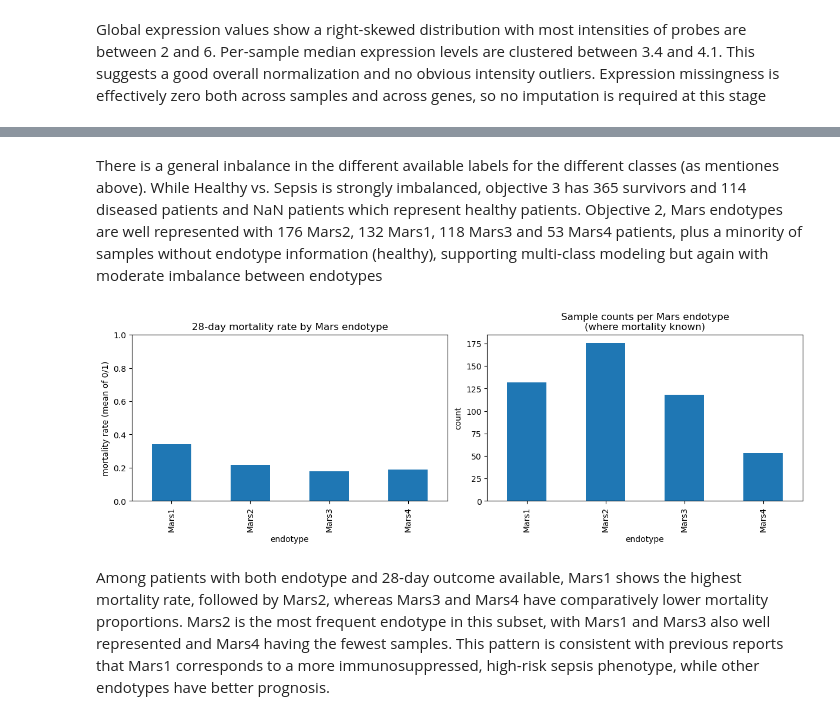
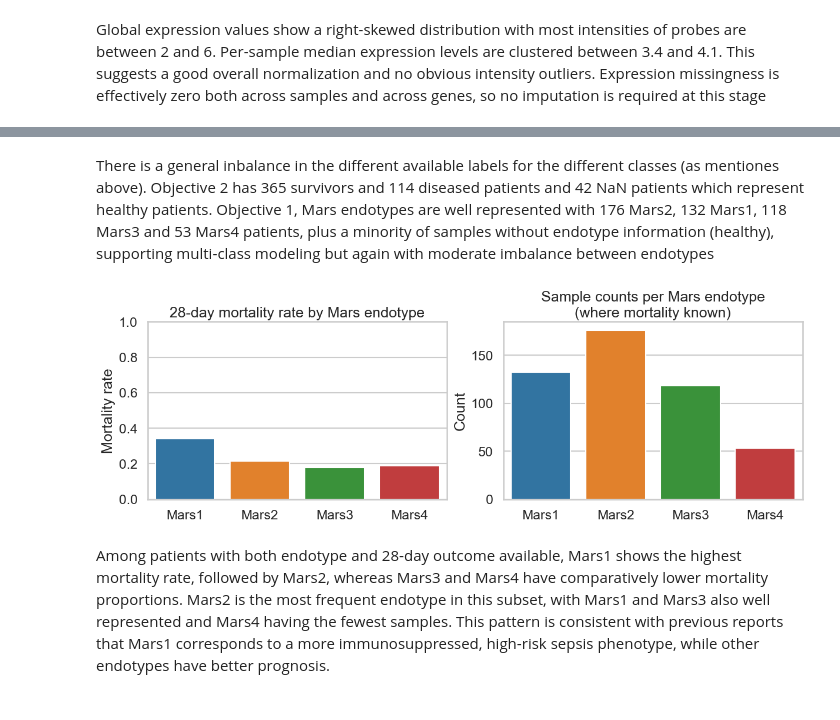
Before and after one commit to DErxFla/ml-sepsis-project, a Jupyter notebook: sepsis_model.ipynb, the cells around one changed output, grey strips where cells are left out. Drawn from its saved outputs; the diff is of its cells as text; code cells hidden in the pictures.

```diff
--- a/sepsis_model.ipynb
+++ b/sepsis_model.ipynb
@@ -163,4 +166,12 @@ This step is for alignment of the data and creation of canonical data objects fo
 Gene expression and sample metadata were aligned using GEO sample accession identifiers (GSM IDs). Only samples present in both the expression matrix and the metadata table were used (inner join).
 The gene expression matrix was stored in a gene-by-sample format, and then transposed to a sample-by-gene format (X_all) for all downstream exploratory analyses and supervised modeling, ensuring that each row corresponds to one patient/sample and each column to one gene.
 This format was used to avoid orientation errors and to ensure reproducible preprocessing across objectives.
+# %%
+# Global style defaults for plotting
+DEFAULT_BLUE = "#1f77b4"
+DEFAULT_BLUE_PALETTE = "Blues"   # seaborn palette name (nice for many categories)
+
+# Mars stays special
+MARS_ORDER = ["Mars1", "Mars2", "Mars3", "Mars4"]
+MARS_PALETTE = {"Mars1": "#1f77b4", "Mars2": "#ff7f0e", "Mars3": "#2ca02c", "Mars4": "#d62728"}
 # %% [markdown]
@@ -356,28 +292,16 @@ Name: count, dtype: int64
 # %% [markdown]
-There is a general inbalance in the different available labels for the different classes (as mentiones above). While Healthy vs. Sepsis is strongly imbalanced, objective 3 has 365 survivors and 114 diseased patients and NaN patients which represent healthy patients. Objective 2, Mars endotypes are well represented with 176 Mars2, 132 Mars1, 118 Mars3 and 53 Mars4 patients, plus a minority of samples without endotype information (healthy), supporting multi‑class modeling but again with moderate imbalance between endotypes
+There is a general inbalance in the different available labels for the different classes (as mentiones above). Objective 2 has 365 survivors and 114 diseased patients and 42 NaN patients which represent healthy patients. Objective 1, Mars endotypes are well represented with 176 Mars2, 132 Mars1, 118 Mars3 and 53 Mars4 patients, plus a minority of samples without endotype information (healthy), supporting multi‑class modeling but again with moderate imbalance between endotypes
 # %%
 if (ENDOTYPE_COL in meta_aligned.columns) and (MORT_COL in meta_aligned.columns):
-    tmp = pd.DataFrame({"endotype": y2, "mortality28": y3}).dropna()
 
-    mort_rate = tmp.groupby("endotype")["mortality28"].mean().sort_index()
-    counts = tmp["endotype"].value_counts().sort_index()
-
-    fig, axes = plt.subplots(1, 2, figsize=(12, 4), constrained_layout=True)
-
-    # Left: mortality rate
-    mort_rate.plot(kind="bar", ax=axes[0])
-    axes[0].set_title("28-day mortality rate by Mars endotype")
-    axes[0].set_ylabel("mortality rate (mean of 0/1)")
-    axes[0].set_ylim(0, 1)
-
-    # Right: sample counts
-    counts.plot(kind="bar", ax=axes[1])
-    axes[1].set_title("Sample counts per Mars endotype\n(where mortality known)")
-    axes[1].set_ylabel("count")
-
-    plt.show()
+    plot_mars_mortality_summary(
+        endotype=y1,
+        mortality=y2,
+        MARS_ORDER=MARS_ORDER,
+        MARS_PALETTE=MARS_PALETTE
+    )
 # %% [output]
-[figure, old version]
+[figure, new version]
 # %% [markdown]
 Among patients with both endotype and 28‑day outcome available, Mars1 shows the highest mortality rate, followed by Mars2, whereas Mars3 and Mars4 have comparatively lower mortality proportions. Mars2 is the most frequent endotype in this subset, with Mars1 and Mars3 also well represented and Mars4 having the fewest samples.
 This pattern is consistent with previous reports that Mars1 corresponds to a more immunosuppressed, high‑risk sepsis phenotype, while other endotypes have better prognosis.
```
Also changed, not shown: parts of 62 cells of this notebook, 1 other file.
